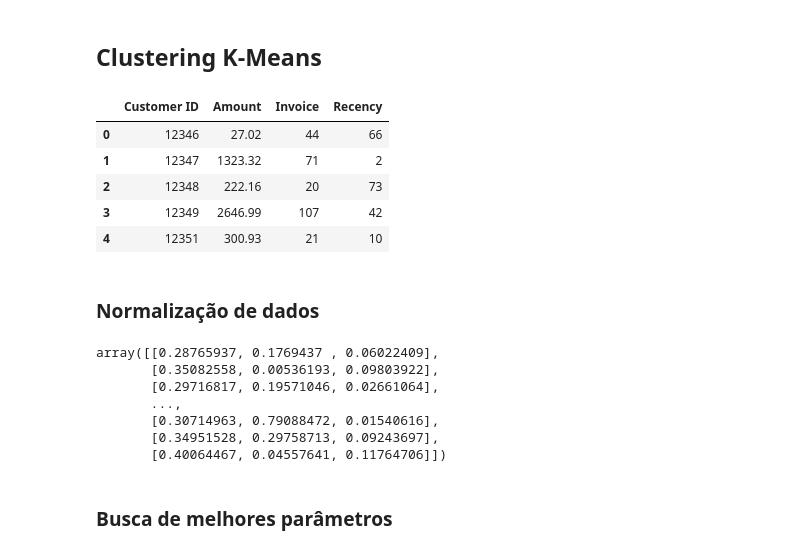
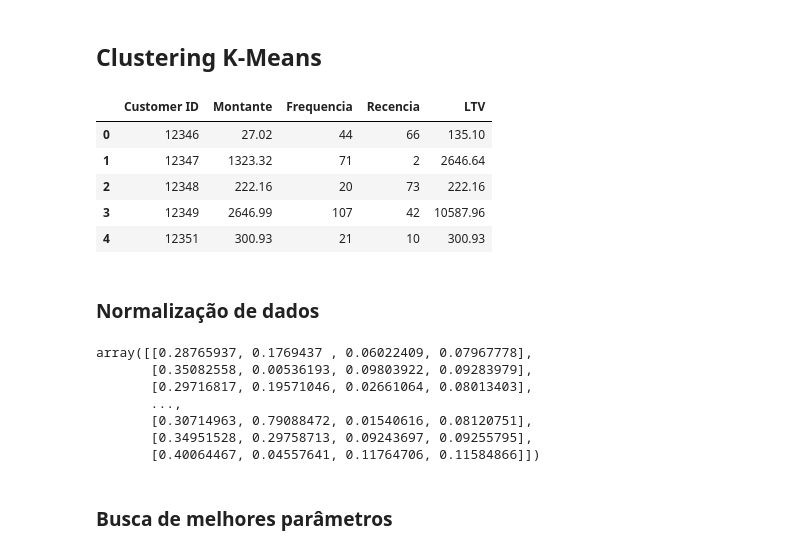
Before and after one commit to wander-asb/Customer_Segmentation, a Jupyter notebook: Segmentação_de_consumidores.ipynb, the cells around one changed output. Drawn from its saved outputs; the diff is of its cells as text; code cells hidden in the pictures.

```diff
--- a/Segmentação_de_consumidores.ipynb
+++ b/Segmentação_de_consumidores.ipynb
@@ -133,0 +134,10 @@ len(rfm_dataframe['Customer ID'].unique().tolist())
+# %%
+#Para calcularmpos a rentenção do cliente, iremos calcular a quantidade de meses que ele esteva tivo na nossa empresa, isto é, a quantidade de meses que ele realizou ao menos uma compra
+df_segmentacao['Safra'] = df_segmentacao['InvoiceDate'].dt.to_period('M')
+df_rentecao = df_segmentacao.groupby('Customer ID')['Safra'].nunique().reset_index().rename({'Safra':'Retencao'}, axis =1)
+
+#Adicionamos a feature de retenção no dataframe da análise RFM
+rfm_dataframe = rfm_dataframe.merge(df_rentecao, on='Customer ID')
+# %%
+#Por conseguinte, temos todas os atributos para calcularmos o life time value
+rfm_dataframe['LTV'] = rfm_dataframe['Frequencia'] * rfm_dataframe['Retencao'] * rfm_dataframe['Ticket_medio']
@@ -134,22 +153,19 @@ len(rfm_dataframe['Customer ID'].unique().tolist())
 # %%
-# removing outliers
-# outlier treatment for amount
-Q1 = rfm_dataframe.Amount.quantile(0.05)
-Q3 = rfm_dataframe.Amount.quantile(0.95)
+# Remoção de outliers
+Q1 = rfm_dataframe.Montante.quantile(0.05)
+Q3 = rfm_dataframe.Montante.quantile(0.95)
 IQR = Q3 - Q1
-rfm_dataframe = rfm_dataframe[(rfm_dataframe.Amount >= Q1 - 1.5*IQR) & (rfm_dataframe.Amount <= Q3 + 1.5*IQR)]
+rfm_dataframe = rfm_dataframe[(rfm_dataframe.Montante >= Q1 - 1.5*IQR) & (rfm_dataframe.Montante <= Q3 + 1.5*IQR)]
 
-# outlier treatment for recency
-Q1 = rfm_dataframe.Recency.quantile(0.05)
-Q3 = rfm_dataframe.Recency.quantile(0.95)
+Q1 = rfm_dataframe.Recencia.quantile(0.05)
+Q3 = rfm_dataframe.Recencia.quantile(0.95)
 IQR = Q3 - Q1
-rfm_dataframe = rfm_dataframe[(rfm_dataframe.Recency >= Q1 - 1.5*IQR) & (rfm_dataframe.Recency <= Q3 + 1.5*IQR)]
+rfm_dataframe = rfm_dataframe[(rfm_dataframe.Recencia >= Q1 - 1.5*IQR) & (rfm_dataframe.Recencia <= Q3 + 1.5*IQR)]
 
-# outlier treatment for frequency
-Q1 = rfm_dataframe.Invoice.quantile(0.05)
-Q3 = rfm_dataframe.Invoice.quantile(0.95)
+Q1 = rfm_dataframe.Frequencia.quantile(0.05)
+Q3 = rfm_dataframe.Frequencia.quantile(0.95)
 IQR = Q3 - Q1
-rfm_dataframe = rfm_dataframe[(rfm_dataframe.Invoice >= Q1 - 1.5*IQR) & (rfm_dataframe.Invoice <= Q3 + 1.5*IQR)]
+rfm_dataframe = rfm_dataframe[(rfm_dataframe.Frequencia >= Q1 - 1.5*IQR) & (rfm_dataframe.Frequencia <= Q3 + 1.5*IQR)]
 # %%
 len(rfm_dataframe['Customer ID'].unique().tolist())
 # %% [output]
@@ -159,7 +172,0 @@ len(rfm_dataframe['Customer ID'].unique().tolist())
-# %%
-rfm_dataframe["R_Score"] = pd.qcut(rfm_dataframe["Recency"],5,labels=[5,4,3,2,1])
-rfm_dataframe["F_Score"] = pd.qcut(rfm_dataframe["Invoice"].rank(method="first"),5, labels=[1,2,3,4,5])
-rfm_dataframe["M_Score"] = pd.qcut(rfm_dataframe["Amount"],5,labels=[1,2,3,4,5])
-rfm_dataframe["RFM_Score"] = rfm_dataframe["R_Score"].astype(str) + rfm_dataframe["F_Score"].astype(str) + rfm_dataframe["M_Score"].astype(str)
-
-rfm_dataframe.head()
@@ -247,32 +183,34 @@ plt.show()
 ## Clustering K-Means
 # %%
 #Base de dados que será utilizado para o modelo de K-Means
-df_model = rfm_dataframe[['Customer ID','Amount', 'Invoice', 'Recency']]
+df_model = rfm_dataframe[['Customer ID','Montante', 'Frequencia', 'Recencia','LTV']]
 df_model.head()
 # %% [output]
-|  | Customer ID | Amount | Invoice | Recency |
-| 0 | 12346 | 27.02 | 44 | 66 |
-| 1 | 12347 | 1323.32 | 71 | 2 |
-| 2 | 12348 | 222.16 | 20 | 73 |
-| 3 | 12349 | 2646.99 | 107 | 42 |
-| 4 | 12351 | 300.93 | 21 | 10 |
+|  | Customer ID | Montante | Frequencia | Recencia | LTV |
+| 0 | 12346 | 27.02 | 44 | 66 | 135.10 |
+| 1 | 12347 | 1323.32 | 71 | 2 | 2646.64 |
+| 2 | 12348 | 222.16 | 20 | 73 | 222.16 |
+| 3 | 12349 | 2646.99 | 107 | 42 | 10587.96 |
+| 4 | 12351 | 300.93 | 21 | 10 | 300.93 |
 # %% [markdown]
 ### Normalização de dados
 # %%
 #Normalização de dados
+
+#Escalonamento de atributos
 escalonamento = MinMaxScaler((0,1))
-rfm = escalonamento.fit_transform(df_model[['Amount','Recency','Invoice']])
 
-atributos = ['M_Score','R_Score','F_Score']
+df_rfm = df_model[['Montante','Recencia','Frequencia','LTV']]
+rfm = escalonamento.fit_transform(df_rfm)
 rfm
 # %% [output]
-array([[0.28765937, 0.1769437 , 0.06022409],
-       [0.35082558, 0.00536193, 0.09803922],
-       [0.29716817, 0.19571046, 0.02661064],
+array([[0.28765937, 0.1769437 , 0.06022409, 0.07967778],
+       [0.35082558, 0.00536193, 0.09803922, 0.09283979],
+       [0.29716817, 0.19571046, 0.02661064, 0.08013403],
        ...,
-       [0.30714963, 0.79088472, 0.01540616],
-       [0.34951528, 0.29758713, 0.09243697],
-       [0.40064467, 0.04557641, 0.11764706]])
+       [0.30714963, 0.79088472, 0.01540616, 0.08120751],
+       [0.34951528, 0.29758713, 0.09243697, 0.09255795],
+       [0.40064467, 0.04557641, 0.11764706, 0.11584866]])
 # %% [markdown]
 ### Busca de melhores parâmetros
 # %%
```
Also changed, not shown: parts of 23 cells of this notebook.
